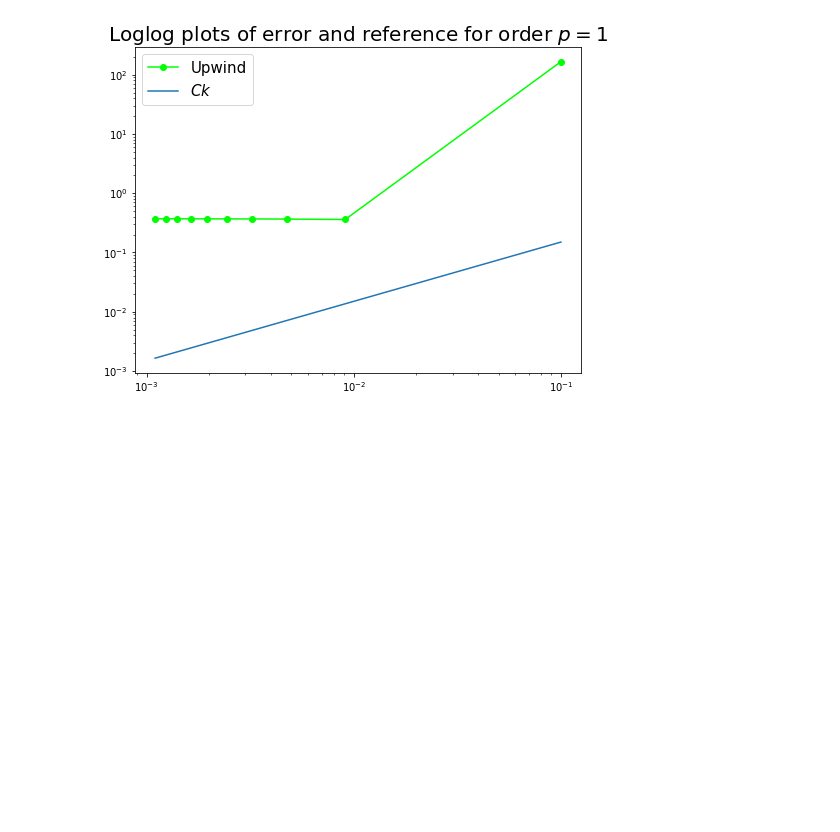
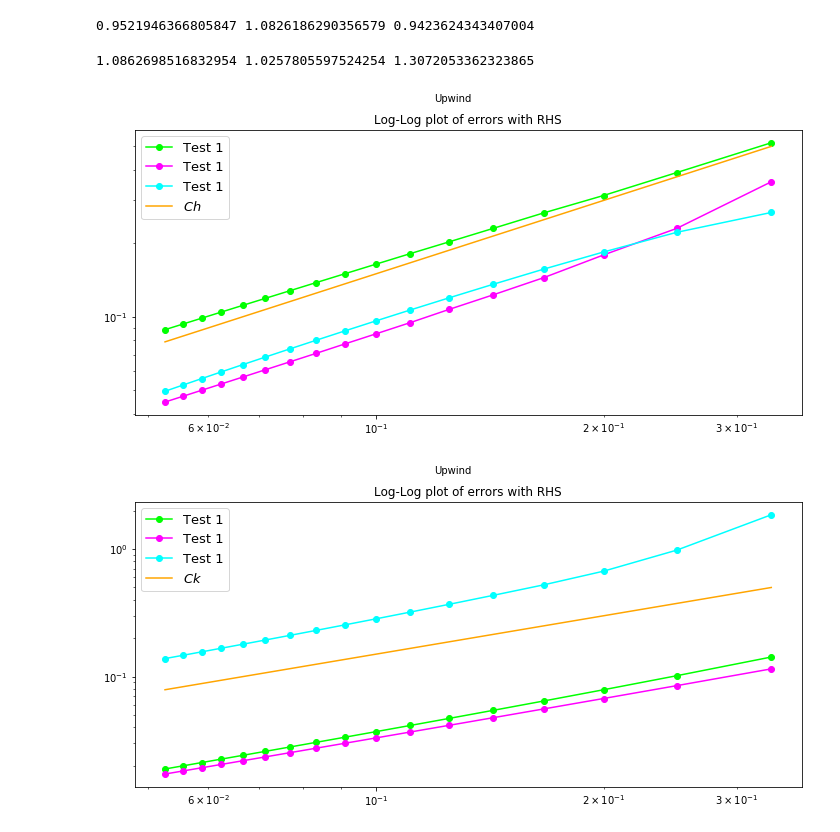
Before and after one commit to ulrikunneberg/numdiffprosj2, a Jupyter notebook: Augusts fil.ipynb, the cells around one changed output. Saved outputs shown, nothing was run; the diff lists cells and outputs as text; code cells hidden in the pictures; blank space fills up the shorter version.

```diff
--- a/Augusts fil.ipynb
+++ b/Augusts fil.ipynb
@@ -283,10 +323,51 @@ print(order_k)
-# %%
-#HVORFOR BLIR DETTE SÅ STYGT NÅR ORDEN ER GOOD?
-plt.figure(figsize=(8,6))
-plt.title(r'Loglog plots of error and reference for order $p=1$', fontsize=20)
-plt.loglog(ks, error_k,'o-', linestyle='-', color="lime", label="Upwind")
-plt.loglog(ks, 1.5*ks, label=r'$Ck$')
-plt.legend(fontsize=15)
-plt.show()
-# %% [output]
-[figure, removed]
+# %%
+print(order_RHS1, order_RHS2, order_RHS3)
+# %% [output]
+0.9521946366805847 1.0826186290356579 0.9423624343407004
+# %%
+#Uref_k, temp34 = upwind(20, T, 10000, init_noRHS1, bc_noRHS)
+
+Uref_k_RHS1, temp4 = upwind(20, T, 10000, init_RHS, bc_RHS, a=simple_a, RHS_func=withRHS1)
+Uref_k_RHS2, temp5 = upwind(20, T, 10000, init_RHS2, bc_RHS2, a=simple_a, RHS_func=withRHS2)
+Uref_k_RHS3, temp6 = upwind(20, T, 10000, init_RHS3, bc_RHS3, a=simple_a, RHS_func=withRHS3)
+
+def error_func_k(solver, init, bc, u_ref, a=simple_a, RHS_def= lambda t, x, a: np.zeros((len(x), len(t)))):
+    Ms=20
+    Ns=np.arange(3, 20, 1)
+    ks=1/Ns
+    error=np.zeros(len(ks))
+    for i in range(len(Ns)):
+        u_numeric, temp = solver(Ms, T, Ns[i], init, bc, a=simple_a, RHS_func=RHS_def)
+        error[i] = np.max(np.abs(u_numeric[:, -1] - u_ref[:, -1]))
+    order=np.polyfit(np.log(ks), np.log(error), 1)[0]
+    return ks, error, order
+
+ks_RHS1, error_k_RHS1, order_k_RHS1= error_func_k(upwind, init_RHS, bc_RHS, Uref_k_RHS1, a=simple_a, RHS_def=withRHS1)
+ks_RHS2, error_k_RHS2, order_k_RHS2= error_func_k(upwind, init_RHS2, bc_RHS2, Uref_k_RHS2, a=simple_a, RHS_def=withRHS2)
+ks_RHS3, error_k_RHS3, order_k_RHS3= error_func_k(upwind, init_RHS3, bc_RHS3, Uref_k_RHS3, a=simple_a, RHS_def=withRHS3)
+
+#Funker med og uten RHS
+print(order_k_RHS1, order_k_RHS2, order_k_RHS3)
+# %% [output]
+1.0862698516832954 1.0257805597524254 1.3072053362323865
+# %%
+def convergence_plot(arr1, arr2, arr3, ref, c=1.5, scheme="Scheme", time_or_space=r'$C$'):
+    fig, (ax1) = plt.subplots(1, 1, figsize=(10, 5))
+    fig.suptitle(scheme, fontsize=10)
+
+    ax1.loglog(ref, arr1, 'o-', linestyle='-', color="lime", label="Test 1")
+    ax1.loglog(ref, arr2, 'o-', linestyle='-', color="magenta", label="Test 1")
+    ax1.loglog(ref, arr3, 'o-', linestyle='-', color="cyan", label="Test 1")
+    ax1.loglog(ref, c*ref, color="orange", label=time_or_space)
+    ax1.legend()
+    ax1.legend(prop={'size': 13})
+    ax1.set_title(r'Log-Log plot of errors with RHS')
+    fig.savefig("Error in time")
+    fig.tight_layout()
+    fig.subplots_adjust(top=0.88)
+
+convergence_plot(error_RHS1, error_RHS2, error_RHS3, h_RHS1, c=1.5, scheme="Upwind", time_or_space=r'$C h$')
+convergence_plot(error_k_RHS1, error_k_RHS2, error_k_RHS3, ks_RHS1, c=1.5, scheme="Upwind", time_or_space=r'$C k$')
+# %% [output]
+[figure, added]
+[figure, added]
```
Also changed, not shown: parts of 8 cells of this notebook, 7 other files.
